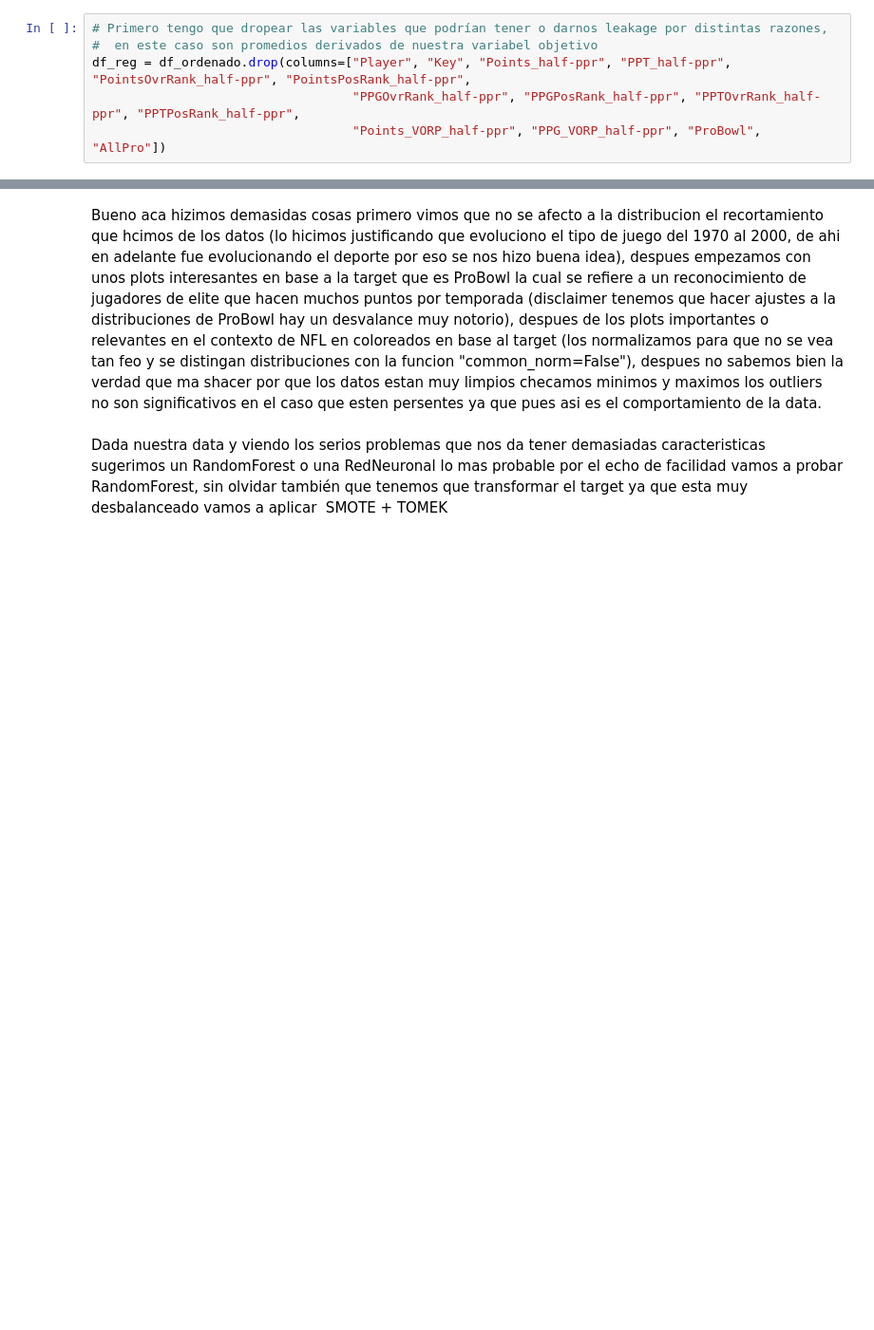
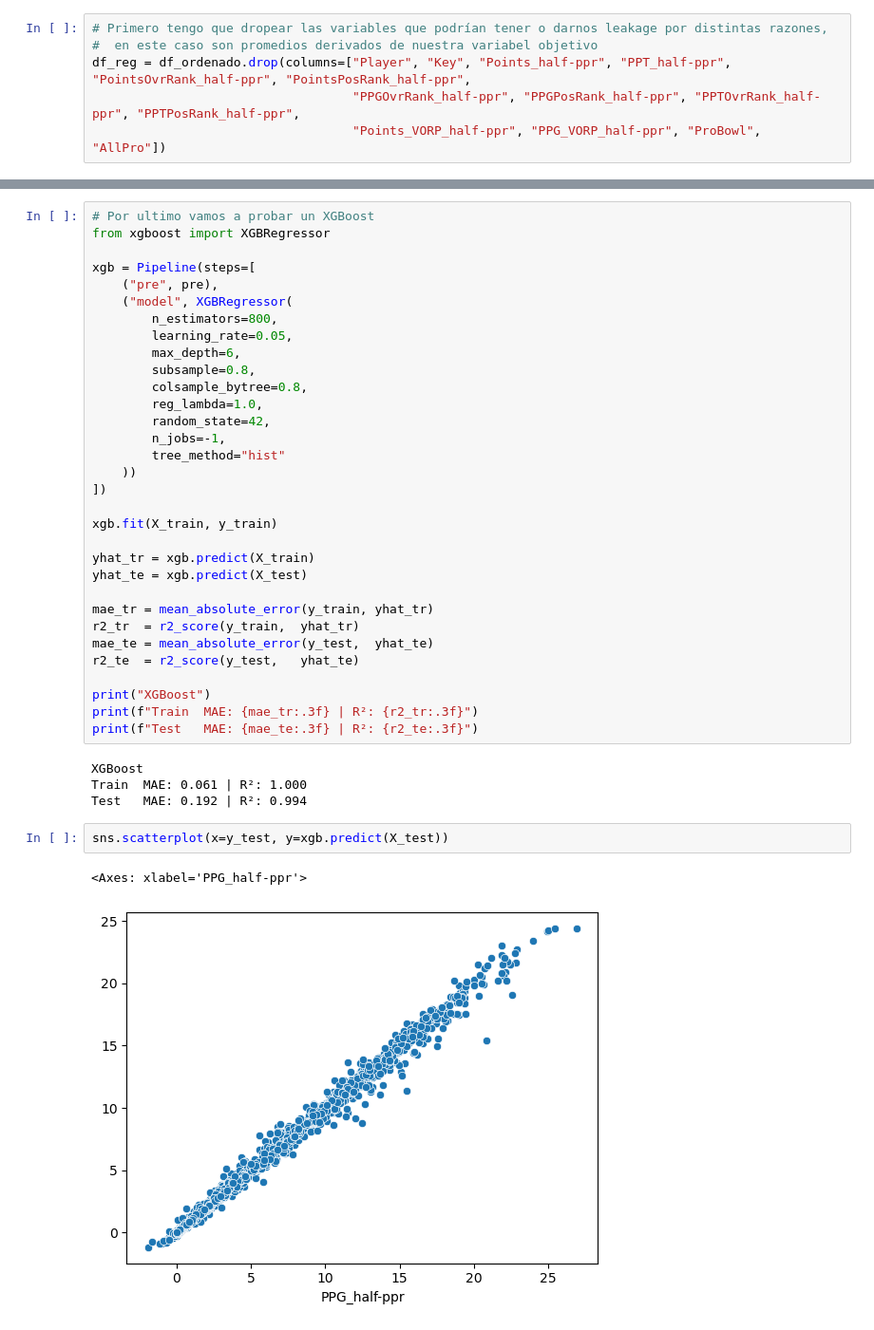
Before and after one commit to edumar67/Fantasy_project, a Jupyter notebook: Entrega2/2_entrega_regresión.ipynb, the cells around one changed output, grey strips where cells are left out. Shown at 95% size. Cells and saved outputs as stored; diff of their text form; blank space fills up the shorter version.

```diff
--- a/Entrega2/2_entrega_regresión.ipynb
+++ b/Entrega2/2_entrega_regresión.ipynb
@@ -1039,4 +829,41 @@ Text(0.5, 1.0, 'QBs, RBs, WRs: Fumbles Perdidos / Juego')
-# %% [markdown]
-Bueno aca hizimos demasidas cosas primero vimos que no se afecto a la distribucion el recortamiento que hcimos de los datos (lo hicimos justificando que evoluciono el tipo de juego del 1970 al 2000, de ahi en adelante fue evolucionando el deporte por eso se nos hizo buena idea), despues empezamos con unos plots interesantes en base a la target que es ProBowl la cual se refiere a un reconocimiento de jugadores de elite que hacen muchos puntos por temporada (disclaimer tenemos que hacer ajustes a la distribuciones de ProBowl hay un desvalance muy notorio), despues de los plots importantes o relevantes en el contexto de NFL en coloreados en base al target (los normalizamos para que no se vea tan feo y se distingan distribuciones con la funcion "common_norm=False"), despues no sabemos bien la verdad que ma shacer por que los datos estan muy limpios checamos minimos y maximos los outliers no son significativos en el caso que esten persentes ya que pues asi es el comportamiento de la data.
-# %% [markdown]
-Dada nuestra data y viendo los serios problemas que nos da tener demasiadas caracteristicas sugerimos un RandomForest o una RedNeuronal lo mas probable por el echo de facilidad vamos a probar RandomForest, sin olvidar también que tenemos que transformar el target ya que esta muy desbalanceado vamos a aplicar  SMOTE + TOMEK
+# %%
+# Por ultimo vamos a probar un XGBoost
+from xgboost import XGBRegressor
+
+xgb = Pipeline(steps=[
+    ("pre", pre),
+    ("model", XGBRegressor(
+        n_estimators=800,
+        learning_rate=0.05,
+        max_depth=6,
+        subsample=0.8,
+        colsample_bytree=0.8,
+        reg_lambda=1.0,
+        random_state=42,
+        n_jobs=-1,
+        tree_method="hist"
+    ))
+])
+
+xgb.fit(X_train, y_train)
+
+yhat_tr = xgb.predict(X_train)
+yhat_te = xgb.predict(X_test)
+
+mae_tr = mean_absolute_error(y_train, yhat_tr)
+r2_tr  = r2_score(y_train,  yhat_tr)
+mae_te = mean_absolute_error(y_test,  yhat_te)
+r2_te  = r2_score(y_test,   yhat_te)
+
+print("XGBoost")
+print(f"Train  MAE: {mae_tr:.3f} | R²: {r2_tr:.3f}")
+print(f"Test   MAE: {mae_te:.3f} | R²: {r2_te:.3f}")
+# %% [output]
+XGBoost
+Train  MAE: 0.061 | R²: 1.000
+Test   MAE: 0.192 | R²: 0.994
+# %%
+sns.scatterplot(x=y_test, y=xgb.predict(X_test))
+# %% [output]
+<Axes: xlabel='PPG_half-ppr'>
+[figure, added]
```
Also changed, not shown: parts of 42 cells of this notebook, 1 other file.
